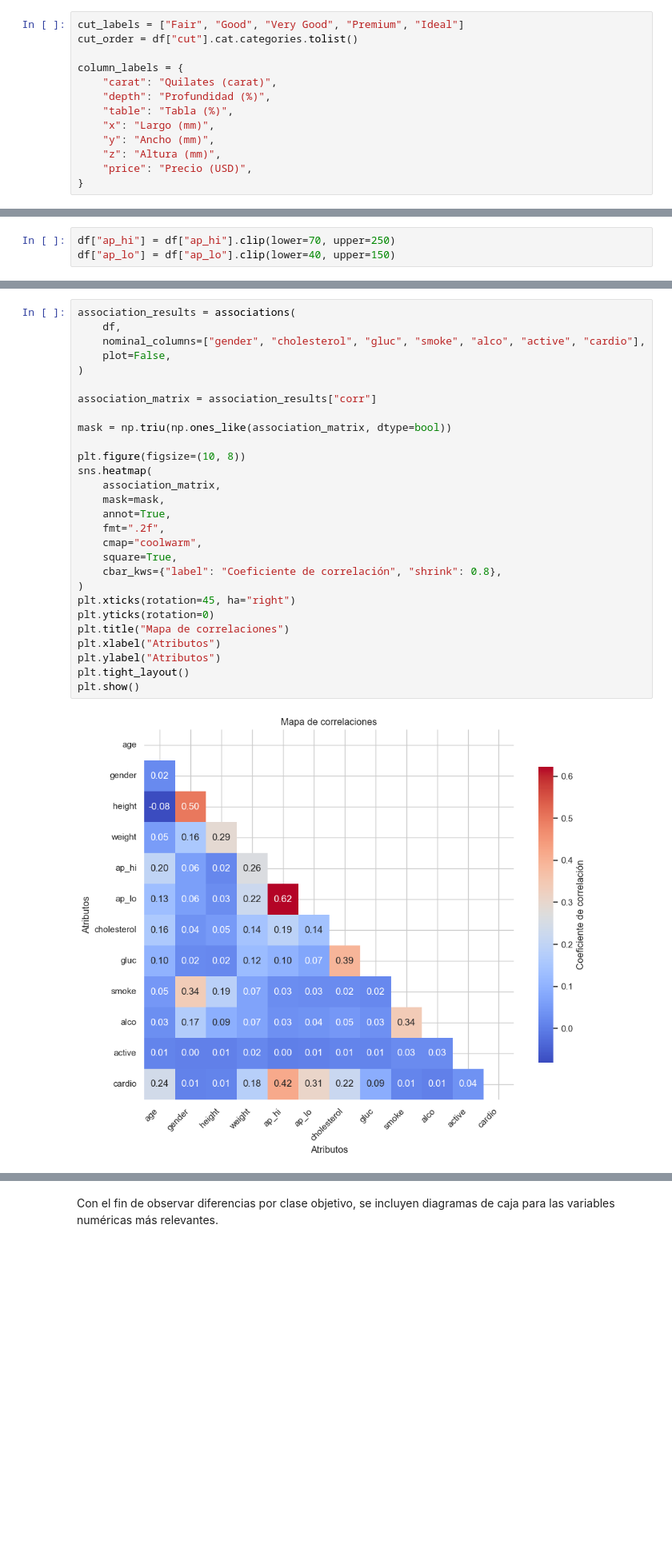
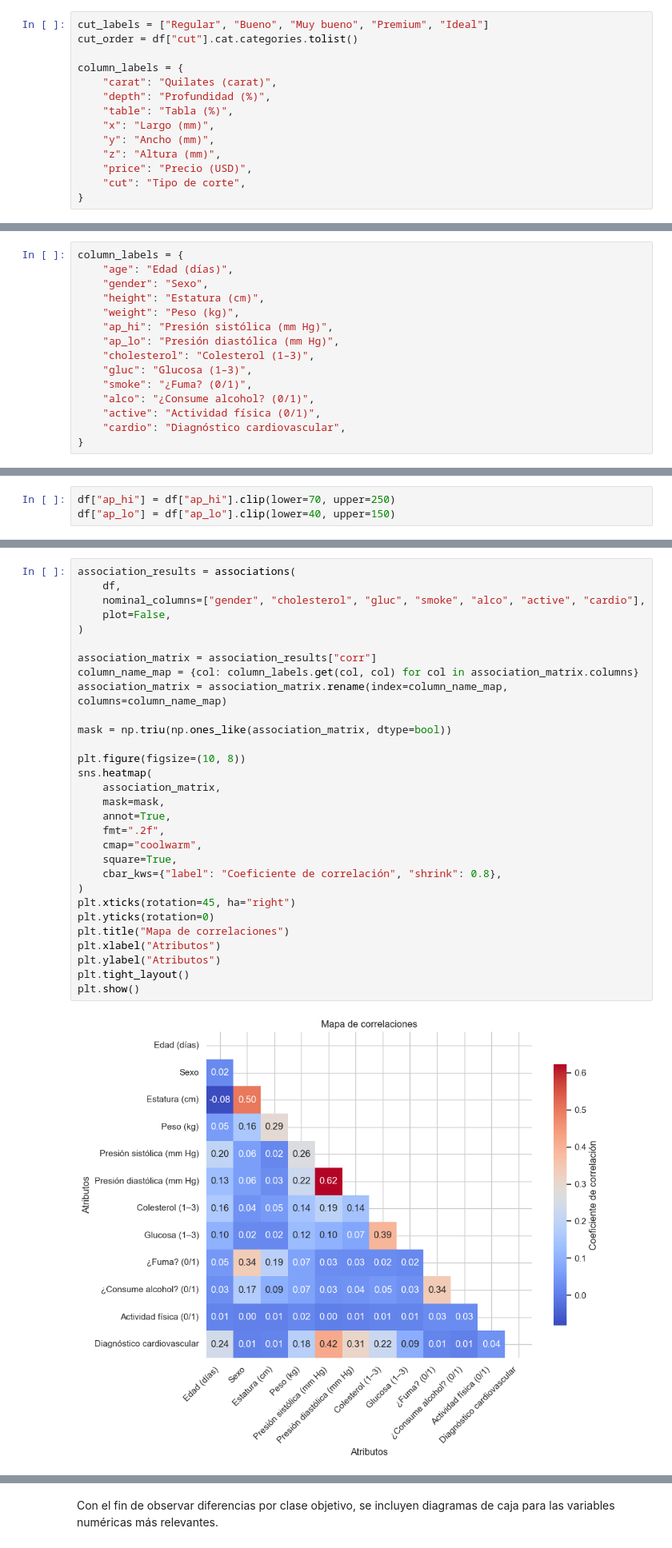
Before and after one commit to datwaft/aprendizaje_automatico, a Jupyter notebook: Trabajo_Corto_2/Trabajo_Corto_2.ipynb, the cells around one changed output, grey strips where cells are left out. Shown at 80% size. Cells and saved outputs as stored; diff of their text form; blank space fills up the shorter version.

```diff
--- a/Trabajo_Corto_2/Trabajo_Corto_2.ipynb
+++ b/Trabajo_Corto_2/Trabajo_Corto_2.ipynb
@@ -93,7 +93,7 @@ df["cut"] = df["cut"].astype("category")
 # %% [markdown]
 **Nota:** en el archivo original la variable `cut` está codificada con valores enteros del 0 al 4. Al convertirla en categórica mantenemos esa codificación, pero conservamos un listado de etiquetas descriptivas para emplearlas en los gráficos. También utilizamos una variable `column_labels` para mapear los nombres de las columnas a etiquetas más descriptivas.
 # %%
-cut_labels = ["Fair", "Good", "Very Good", "Premium", "Ideal"]
+cut_labels = ["Regular", "Bueno", "Muy bueno", "Premium", "Ideal"]
 cut_order = df["cut"].cat.categories.tolist()
 
 column_labels = {
@@ -104,6 +104,7 @@ column_labels = {
     "y": "Ancho (mm)",
     "z": "Altura (mm)",
     "price": "Precio (USD)",
+    "cut": "Tipo de corte",
 }
 # %% [markdown]
 Con el siguiente bloque de código podemos observar que el `DataFrame` tiene 53940 filas, ninguna de las cuales contiene valores nulos.
@@ -764,3 +773,18 @@ value_label_map = {column: dict(zip(df[column].cat.categories, labels)) for colu
+# %%
+column_labels = {
+    "age": "Edad (días)",
+    "gender": "Sexo",
+    "height": "Estatura (cm)",
+    "weight": "Peso (kg)",
+    "ap_hi": "Presión sistólica (mm Hg)",
+    "ap_lo": "Presión diastólica (mm Hg)",
+    "cholesterol": "Colesterol (1–3)",
+    "gluc": "Glucosa (1–3)",
+    "smoke": "¿Fuma? (0/1)",
+    "alco": "¿Consume alcohol? (0/1)",
+    "active": "Actividad física (0/1)",
+    "cardio": "Diagnóstico cardiovascular",
+}
 # %% [markdown]
 A continuación se muestran las primeras 10 filas del `DataFrame` procesado:
 # %%
@@ -822,33 +846,35 @@ Para analizar las dependencias entre variables numéricas y categóricas utiliza
 # %%
 association_results = associations(
     df,
     nominal_columns=["gender", "cholesterol", "gluc", "smoke", "alco", "active", "cardio"],
     plot=False,
 )
 
 association_matrix = association_results["corr"]
+column_name_map = {col: column_labels.get(col, col) for col in association_matrix.columns}
+association_matrix = association_matrix.rename(index=column_name_map, columns=column_name_map)
 
 mask = np.triu(np.ones_like(association_matrix, dtype=bool))
 
 plt.figure(figsize=(10, 8))
 sns.heatmap(
     association_matrix,
     mask=mask,
     annot=True,
     fmt=".2f",
     cmap="coolwarm",
     square=True,
     cbar_kws={"label": "Coeficiente de correlación", "shrink": 0.8},
 )
 plt.xticks(rotation=45, ha="right")
 plt.yticks(rotation=0)
 plt.title("Mapa de correlaciones")
 plt.xlabel("Atributos")
 plt.ylabel("Atributos")
 plt.tight_layout()
 plt.show()
 # %% [output]
-[figure, old version]
+[figure, new version]
 # %% [markdown]
 Este mapa confirma que no existen dependencias extremadamente fuertes, pero sí aparecen asociaciones moderadas: el sexo se relaciona con la estatura (0.50), la glucosa con el colesterol (0.39) y la variable objetivo `cardio` muestra vínculos apreciables con edad (0.24), colesterol (0.22) y peso (0.18). Estos hallazgos justifican conservar todas las variables para el modelado posterior.
 
```
Also changed, not shown: parts of 15 cells of this notebook.
